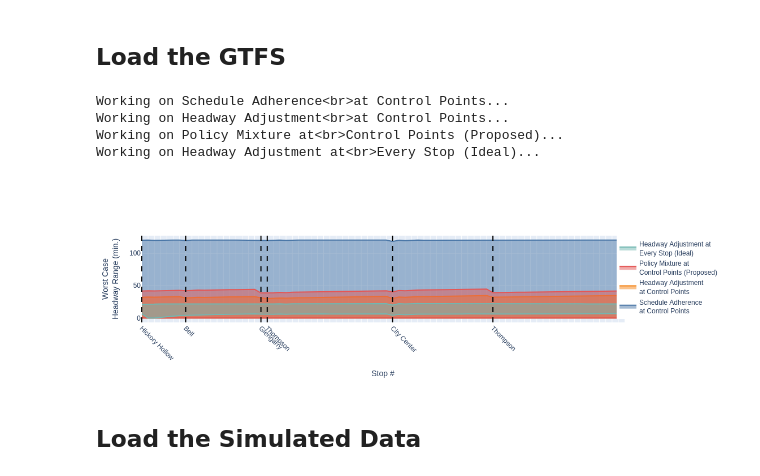
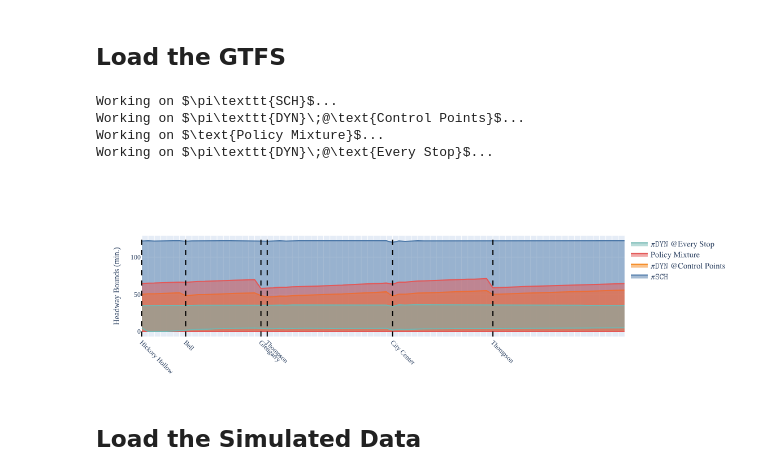
Before and after one commit to m-yuhas/bus-transit-headway-bounds, a Jupyter notebook: simulator_plots.ipynb, the cells around one changed output. Saved outputs shown, nothing was run; the diff lists cells and outputs as text; code cells hidden in the pictures.

Commit message:
Plotting updates

```diff
--- a/simulator_plots.ipynb
+++ b/simulator_plots.ipynb
@@ -81,7 +81,7 @@ def plot_headway(results, sim_results) -> None:
             #))
 
     fig.update_yaxes(
-        title_text='Worst Case<br>Headway Range (min.)',
+        title_text='Headway Bounds (min.)',
     )
 
 
@@ -106,12 +106,13 @@ def plot_headway(results, sim_results) -> None:
             tickvals=[i for i in range(len(xticks))],
             ticktext=xticks,
             tickangle=45,
-            title='Stop #',
+            #title='Stop #',
         ),
         legend=dict(
             xanchor='right',
             x=1.2
         ),
+        font_family="Times New Roman, serif",
     )
 
     fig.show()
@@ -375,7 +376,7 @@ def read_GTFS(
 
     return stop_info, scheduled_departure_times, block_start_times
 
-stop_info, departures, start = read_GTFS(lower_quantile=0.25, upper_quantile=0.75)
+stop_info, departures, start = read_GTFS(lower_quantile=0.01, upper_quantile=0.80)
 #print(departures['HICHICNN'])
 #print(start)
 #stop_info
@@ -402,42 +403,42 @@ for i in range(len(ALL_ROUTE)):
 # Ratio Driven Route has one stop driven by ratio policy
 RATIO_ROUTE = copy.deepcopy(BASE_ROUTE)
 for i in range(len(RATIO_ROUTE)):
     if RATIO_ROUTE[i]['stop_id'] in CTRLPTS:
         RATIO_ROUTE[i]['policy'] = RatioDrivenPolicy
         RATIO_ROUTE[i]['policy_args'] = {'target_ratio': 1, 'activation_ratio': 1, 'max_holding': float('inf')}
 
 PROPOSED_ROUTE = copy.deepcopy(BASE_ROUTE)
 for i in range(len(PROPOSED_ROUTE)):
     if PROPOSED_ROUTE[i]['stop_id'] in ['MXIGLENG', 'MXOTHOMP']:
         PROPOSED_ROUTE[i]['policy'] = RatioDrivenPolicy
         PROPOSED_ROUTE[i]['policy_args'] = {'target_ratio': 1, 'activation_ratio': 1, 'max_holding': float('inf')}
     if PROPOSED_ROUTE[i]['stop_id'] in ['HICHICNN', 'MCC4_15']:
         PROPOSED_ROUTE[i]['policy'] = ScheduleDrivenPolicy
         PROPOSED_ROUTE[i]['policy_args'] = {'schedule': departures[PROPOSED_ROUTE[i]['stop_id']]}
 
 routes = {
-    'Schedule Adherence<br>at Control Points': SCHED_ROUTE,
-    'Headway Adjustment<br>at Control Points': RATIO_ROUTE,
-    'Policy Mixture at<br>Control Points (Proposed)': PROPOSED_ROUTE,
-    'Headway Adjustment at<br>Every Stop (Ideal)': ALL_ROUTE,
+    r'$\pi\texttt{SCH}$': SCHED_ROUTE,
+    r'$\pi\texttt{DYN}\;@\text{Control Points}$': RATIO_ROUTE,
+    r'$\text{Policy Mixture}$': PROPOSED_ROUTE,
+    r'$\pi\texttt{DYN}\;@\text{Every Stop}$': ALL_ROUTE,
 }
 sim_results = {
     'H/T Ratio Driven': 'sim_r55_ffa.pkl',
 }
 
 run_experiment(
     exp_id='exp-base',
     routes=routes,
     sim_results=sim_results,
     start_times=start,
     t_max=60 * 48,
 )
 # %% [output]
-Working on Schedule Adherence<br>at Control Points...
-Working on Headway Adjustment<br>at Control Points...
-Working on Policy Mixture at<br>Control Points (Proposed)...
-Working on Headway Adjustment at<br>Every Stop (Ideal)...
+Working on $\pi\texttt{SCH}$...
+Working on $\pi\texttt{DYN}\;@\text{Control Points}$...
+Working on $\text{Policy Mixture}$...
+Working on $\pi\texttt{DYN}\;@\text{Every Stop}$...
-[figure, old version]
+[figure, new version]
 # %%
 stop_info[20]
 # %% [markdown]
```
Also changed, not shown: 1 other file.
